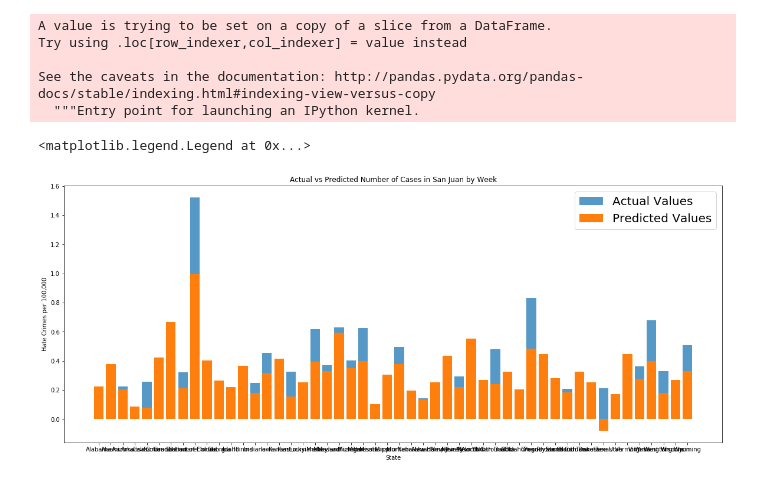
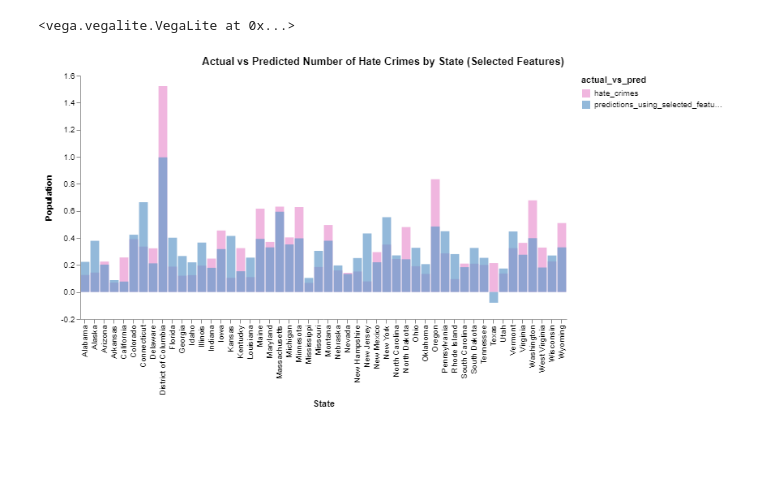
Before and after one commit to caseyahlan/hatecrimes-finalproject, a Jupyter notebook: statistical modeling.ipynb, the cells around one changed output. Drawn from its saved outputs; the diff is of its cells as text; code cells hidden in the pictures; blank space fills up the shorter version.

```diff
--- a/statistical modeling.ipynb
+++ b/statistical modeling.ipynb
@@ -75,21 +60,32 @@ OLS Regression Results
 Warnings:
 [1] Standard Errors assume that the covariance matrix of the errors is correctly specified.
-# %%
-no_HI['multi_preds'] = multi_model.predict()
-# %% [output]
-A value is trying to be set on a copy of a slice from a DataFrame.
-Try using .loc[row_indexer,col_indexer] = value instead
-
-See the caveats in the documentation: http://pandas.pydata.org/pandas-docs/stable/indexing.html#indexing-view-versus-copy
-  """Entry point for launching an IPython kernel.
-# %%
-plt.figure(figsize=(20, 8))
-plt.bar(no_HI['state'], no_HI['hate_crimes_per_100k_splc'], alpha = .75, label = 'Actual Values')
-plt.bar(no_HI['state'], no_HI['multi_preds'], label = 'Predicted Values')
-plt.title('Actual vs Predicted Number of Cases in San Juan by Week')
-plt.xlabel('State')
-plt.ylabel('Hate Crimes per 100,000')
-plt.legend(fontsize = 20)
-# %% [output]
-<matplotlib.legend.Legend at 0x...>
-[figure, removed]
+# %%
+no_HI['predictions_using_selected_features'] = multi_model.predict()
+pred_actual_melt = no_HI[['state', 'hate_crimes', 'predictions_using_selected_features']]
+pred_actual_melt = pred_actual_melt.melt('state', var_name='actual_vs_pred', value_name='value')
+
+#alt.Chart(pred_actual_melt).mark_bar(stroke='transparent').encode(
+ #   alt.X('actual_vs_pred', scale=alt.Scale(rangeStep=12), axis=alt.Axis(title='')),
+  #  alt.Y('value', axis=alt.Axis(title='population', grid=False)),
+   # color=alt.Color('actual_vs_pred', scale=alt.Scale(range=["#EA98D2", "#659CCA"])),
+    #column = 'state'
+#).configure_view(
+ #   stroke='transparent'
+#).configure_axis(
+#    domainWidth=0.8
+#)
+
+alt.Chart(pred_actual_melt).mark_bar(opacity = 0.7).encode(
+    alt.X('state', scale=alt.Scale(rangeStep=12), axis=alt.Axis(title='State')),
+    alt.Y('value', axis=alt.Axis(title='Population', grid=False), stack = None),
+    color=alt.Color('actual_vs_pred', scale=alt.Scale(range=["#EA98D2", "#659CCA"])),
+).configure_view(
+    stroke='transparent'
+).configure_axis(
+    domainWidth=0.8
+).properties (
+    title = 'Actual vs Predicted Number of Hate Crimes by State (Selected Features)'
+)
+# %% [output]
+<vega.vegalite.VegaLite at 0x...>
+[figure, added]
```
Also changed, not shown: parts of 10 cells of this notebook.
